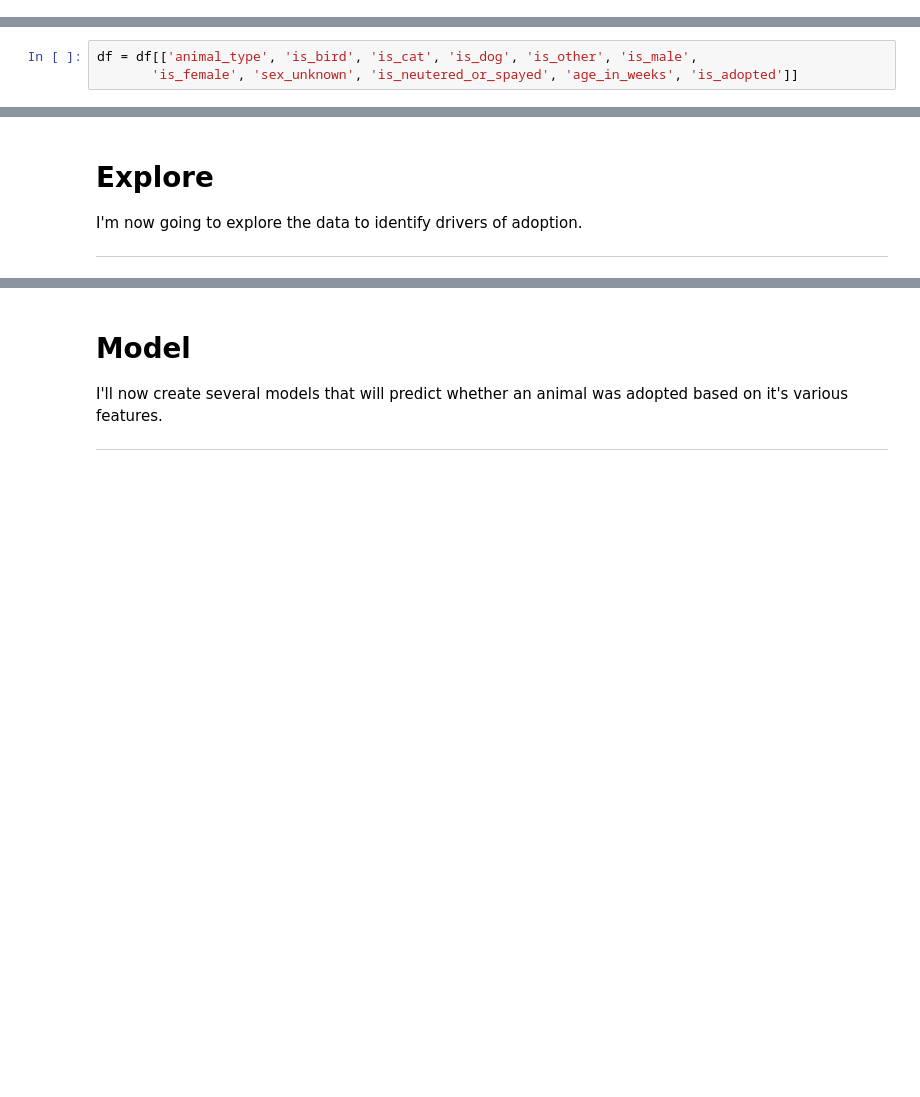
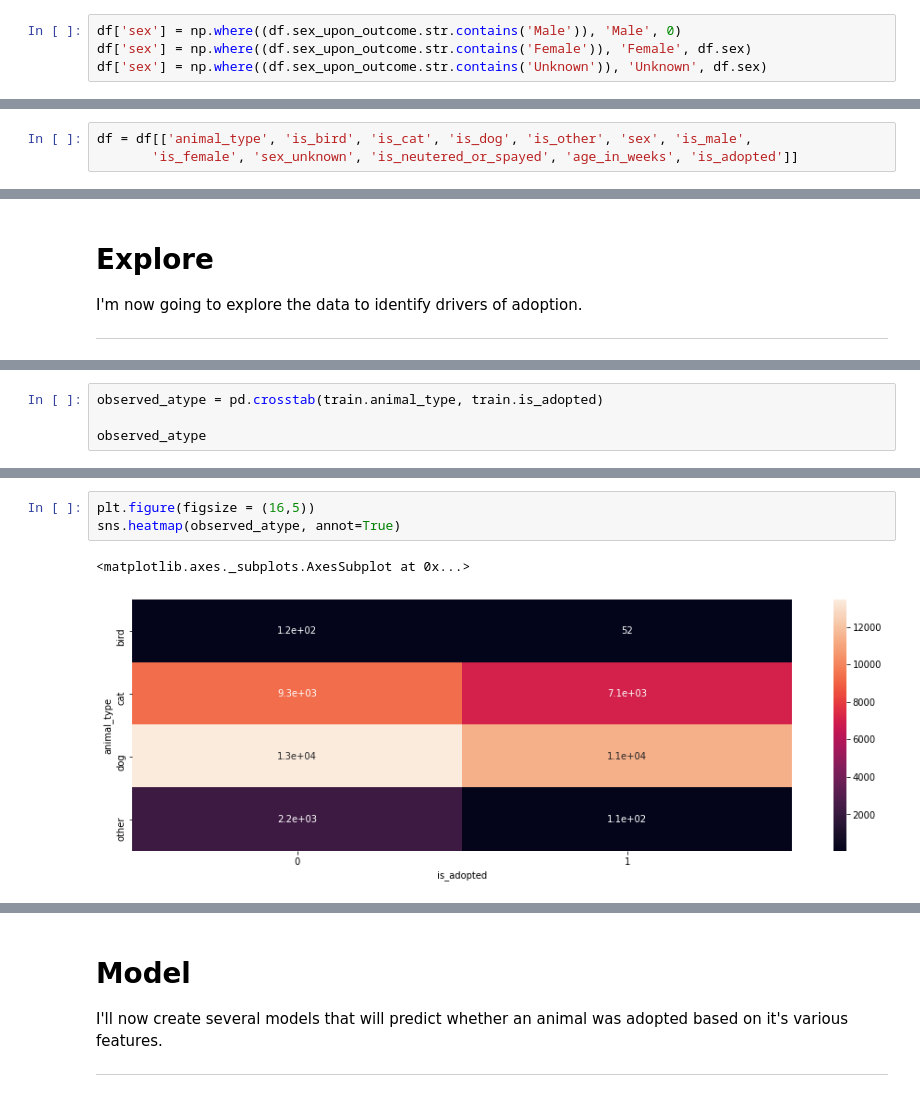
Before and after one commit to SamuelD-Data/aac_outcomes_project, a Jupyter notebook: aac_project_notebook.ipynb, the cells around one changed output, grey strips where cells are left out. Cells and saved outputs as stored; diff of their text form; blank space fills up the shorter version.

Commit message:
added plots, hypothesis tests

```diff
--- a/aac_project_notebook.ipynb
+++ b/aac_project_notebook.ipynb
@@ -152,6 +153,10 @@ Name: sex_upon_outcome, dtype: int64
 df['is_male'] = np.where((df.sex_upon_outcome.str.contains('Male')), 1, 0)
 df['is_female'] = np.where((df.sex_upon_outcome.str.contains('Female')), 1, 0)
 df['sex_unknown'] = np.where((df.sex_upon_outcome.str.contains('Unknown')), 1, 0)
+# %%
+df['sex'] = np.where((df.sex_upon_outcome.str.contains('Male')), 'Male', 0)
+df['sex'] = np.where((df.sex_upon_outcome.str.contains('Female')), 'Female', df.sex)
+df['sex'] = np.where((df.sex_upon_outcome.str.contains('Unknown')), 'Unknown', df.sex)
 # %%
 df['is_neutered_or_spayed'] = np.where(
     (df.sex_upon_outcome.str.contains('Neutered')) |
@@ -199,7 +204,7 @@ Index(['age_upon_outcome', 'animal_type', 'sex_upon_outcome', 'color',
 # %% [markdown]
 ### Copy original df, split copy, drop old columns
 # %%
-df = df[['animal_type', 'is_bird', 'is_cat', 'is_dog', 'is_other', 'is_male',
+df = df[['animal_type', 'is_bird', 'is_cat', 'is_dog', 'is_other', 'sex', 'is_male',
        'is_female', 'sex_unknown', 'is_neutered_or_spayed', 'age_in_weeks', 'is_adopted']]
 # %%
 def split_data(df):
@@ -236,0 +228,4 @@ df
+# %%
+observed_atype = pd.crosstab(train.animal_type, train.is_adopted)
+
+observed_atype
@@ -236,0 +239,6 @@ df
+# %%
+plt.figure(figsize = (16,5))
+sns.heatmap(observed_atype, annot=True)
+# %% [output]
+<matplotlib.axes._subplots.AxesSubplot at 0x...>
+[figure, added]
```
Also changed, not shown: parts of 18 cells of this notebook.
